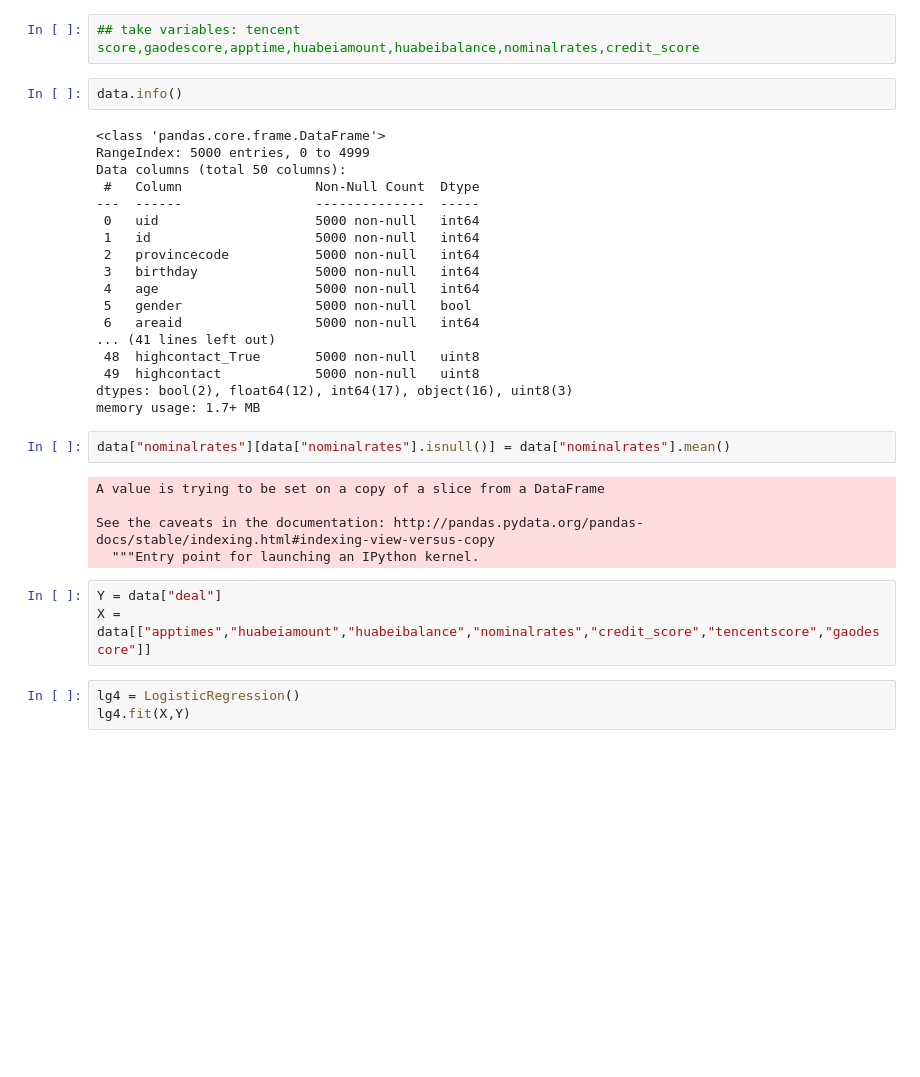
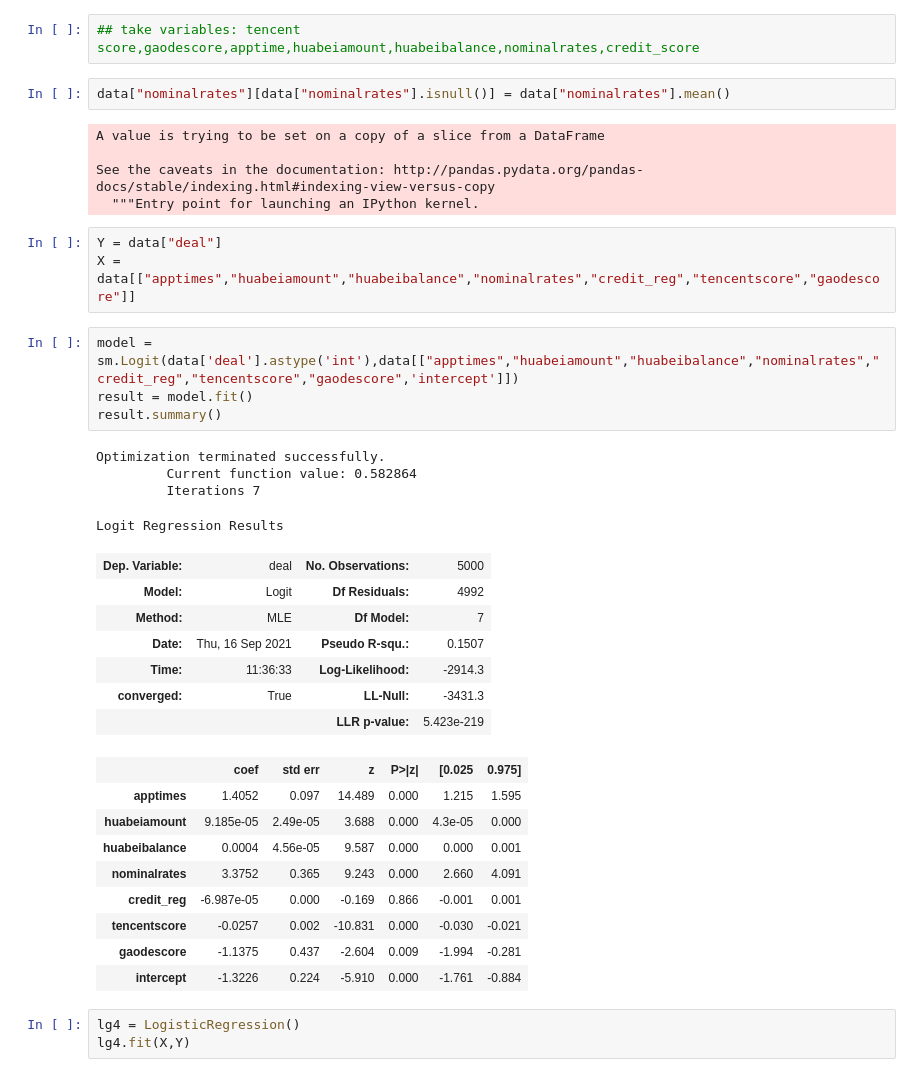
Before and after one commit to Lawrence-Lu/Jupyter, a Jupyter notebook: Fin-Tech/Assignment1/Code/DigitalFootprint vs Default and Deal.ipynb, the cells around one changed output. Drawn from its saved outputs; the diff is of its cells as text; blank space fills up the shorter version.

```diff
--- a/Fin-Tech/Assignment1/Code/DigitalFootprint vs Default and Deal.ipynb
+++ b/Fin-Tech/Assignment1/Code/DigitalFootprint vs Default and Deal.ipynb
@@ -655,26 +640,6 @@ deal                  1.000000
 Name: deal, dtype: float64
 # %%
 ## take variables: tencent score,gaodescore,apptime,huabeiamount,huabeibalance,nominalrates,credit_score
-# %%
-data.info()
-# %% [output]
-<class 'pandas.core.frame.DataFrame'>
-RangeIndex: 5000 entries, 0 to 4999
-Data columns (total 50 columns):
- #   Column                 Non-Null Count  Dtype
----  ------                 --------------  -----
- 0   uid                    5000 non-null   int64
- 1   id                     5000 non-null   int64
- 2   provincecode           5000 non-null   int64
- 3   birthday               5000 non-null   int64
- 4   age                    5000 non-null   int64
- 5   gender                 5000 non-null   bool
- 6   areaid                 5000 non-null   int64
-... (41 lines left out)
- 48  highcontact_True       5000 non-null   uint8
- 49  highcontact            5000 non-null   uint8
-dtypes: bool(2), float64(12), int64(17), object(16), uint8(3)
-memory usage: 1.7+ MB
 # %%
 data["nominalrates"][data["nominalrates"].isnull()] = data["nominalrates"].mean()
 # %% [output]
@@ -684,7 +649,32 @@ See the caveats in the documentation: http://pandas.pydata.org/pandas-docs/stabl
   """Entry point for launching an IPython kernel.
 # %%
 Y = data["deal"]
-X = data[["apptimes","huabeiamount","huabeibalance","nominalrates","credit_score","tencentscore","gaodescore"]]
+X = data[["apptimes","huabeiamount","huabeibalance","nominalrates","credit_reg","tencentscore","gaodescore"]]
+# %%
+model = sm.Logit(data['deal'].astype('int'),data[["apptimes","huabeiamount","huabeibalance","nominalrates","credit_reg","tencentscore","gaodescore",'intercept']])
+result = model.fit()
+result.summary()
+# %% [output]
+Optimization terminated successfully.
+         Current function value: 0.582864
+         Iterations 7
+Logit Regression Results
+| Dep. Variable: | deal | No. Observations: | 5000 |
+| Model: | Logit | Df Residuals: | 4992 |
+| Method: | MLE | Df Model: | 7 |
+| Date: | Thu, 16 Sep 2021 | Pseudo R-squ.: | 0.1507 |
+| Time: | 11:36:33 | Log-Likelihood: | -2914.3 |
+| converged: | True | LL-Null: | -3431.3 |
+|  |  | LLR p-value: | 5.423e-219 |
+|  | coef | std err | z | P>|z| | [0.025 | 0.975] |
+| apptimes | 1.4052 | 0.097 | 14.489 | 0.000 | 1.215 | 1.595 |
+| huabeiamount | 9.185e-05 | 2.49e-05 | 3.688 | 0.000 | 4.3e-05 | 0.000 |
+| huabeibalance | 0.0004 | 4.56e-05 | 9.587 | 0.000 | 0.000 | 0.001 |
+| nominalrates | 3.3752 | 0.365 | 9.243 | 0.000 | 2.660 | 4.091 |
+| credit_reg | -6.987e-05 | 0.000 | -0.169 | 0.866 | -0.001 | 0.001 |
+| tencentscore | -0.0257 | 0.002 | -10.831 | 0.000 | -0.030 | -0.021 |
+| gaodescore | -1.1375 | 0.437 | -2.604 | 0.009 | -1.994 | -0.281 |
+| intercept | -1.3226 | 0.224 | -5.910 | 0.000 | -1.761 | -0.884 |
 # %%
 lg4 = LogisticRegression()
 lg4.fit(X,Y)
```
Also changed, not shown: parts of 58 cells of this notebook, 5 other files.
